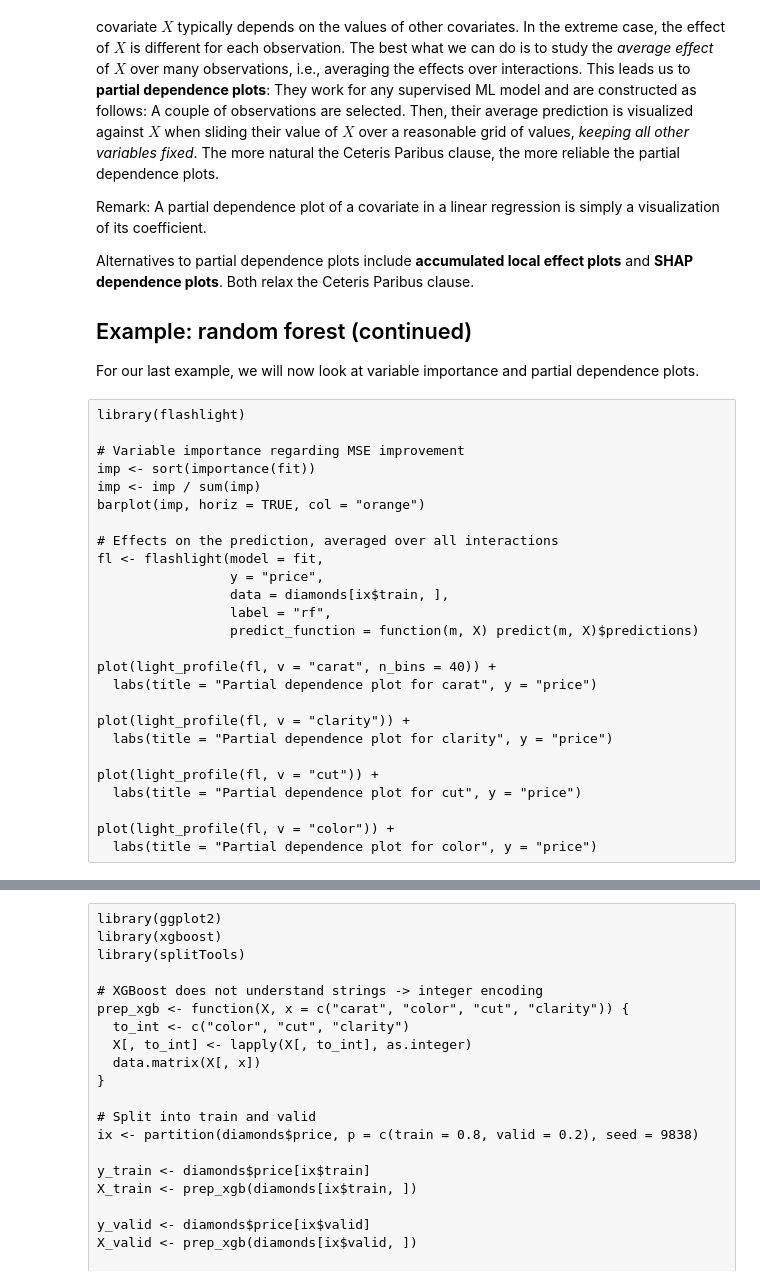
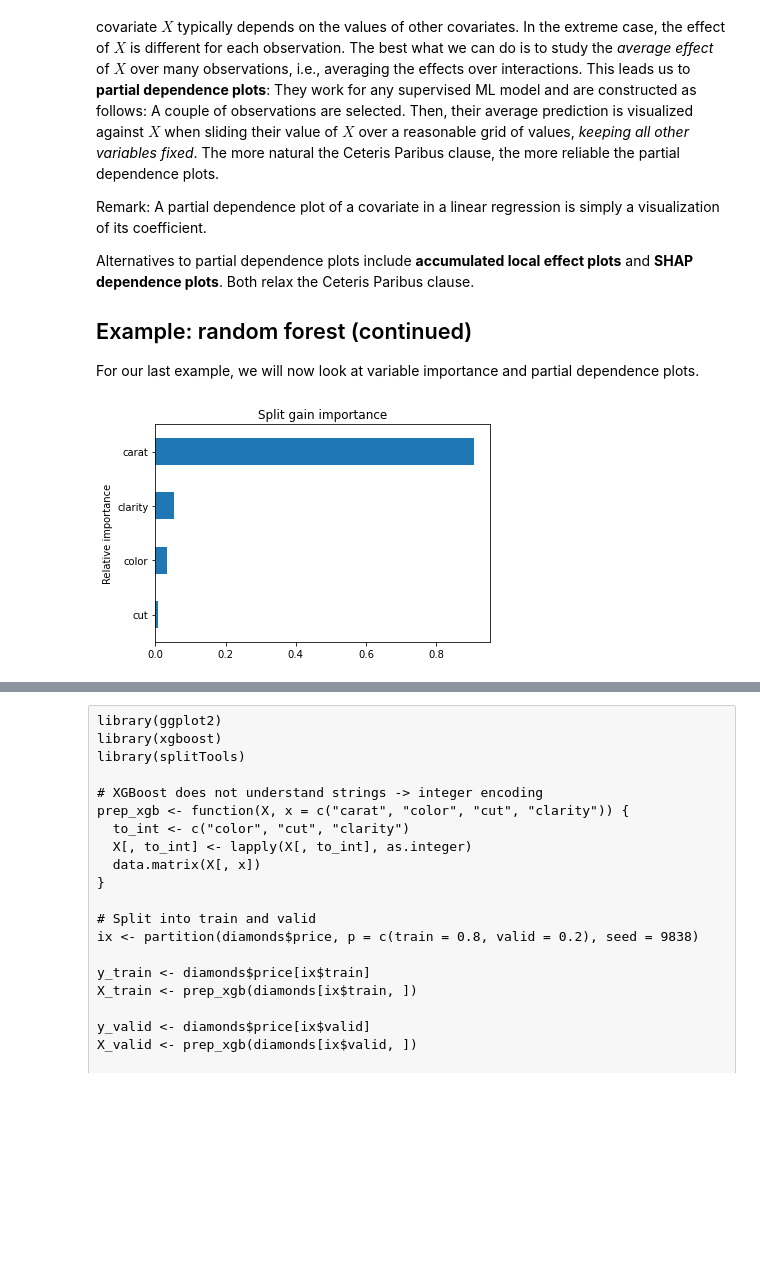
Before and after one commit to mayer79/ml_lecture, a Jupyter notebook: py/3_Trees.ipynb, the cells around one changed output, grey strips where cells are left out. Drawn from its saved outputs; the diff is of its cells as text; code cells hidden in the pictures; blank space fills up the shorter version.

```diff
--- a/py/3_Trees.ipynb
+++ b/py/3_Trees.ipynb
@@ -176,29 +209,18 @@ Alternatives to partial dependence plots include **accumulated local effect plot
 ## Example: random forest (continued)
 
 For our last example, we will now look at variable importance and partial dependence plots.
-# %% [raw]
-library(flashlight)
-
-# Variable importance regarding MSE improvement
-imp <- sort(importance(fit))
-imp <- imp / sum(imp)
-barplot(imp, horiz = TRUE, col = "orange")
-
-# Effects on the prediction, averaged over all interactions
-fl <- flashlight(model = fit,
-                 y = "price",
-                 data = diamonds[ix$train, ],
-                 label = "rf",
-                 predict_function = function(m, X) predict(m, X)$predictions)
-
-plot(light_profile(fl, v = "carat", n_bins = 40)) +
-  labs(title = "Partial dependence plot for carat", y = "price")
-
-plot(light_profile(fl, v = "clarity")) +
-  labs(title = "Partial dependence plot for clarity", y = "price")
-
-plot(light_profile(fl, v = "cut")) +
-  labs(title = "Partial dependence plot for cut", y = "price")
-
-plot(light_profile(fl, v = "color")) +
-  labs(title = "Partial dependence plot for color", y = "price")
+# %%
+# Variable importance
+import pandas as pd
+
+# Replace later with: feature_names = model[:-1].get_feature_names_out()
+feature_names = ord_features + ["carat"]  # same(!!) order as in pipeline
+imps = pd.Series(model[-1].feature_importances_, index=feature_names)
+_ = imps.sort_values().plot(
+    kind="barh",
+    title="Split gain importance",
+    xlabel="Relative importance",
+    ylabel="Feature"
+)
+# %% [output]
+[figure, added]
```
Also changed, not shown: parts of 4 cells of this notebook, 6 other files.
